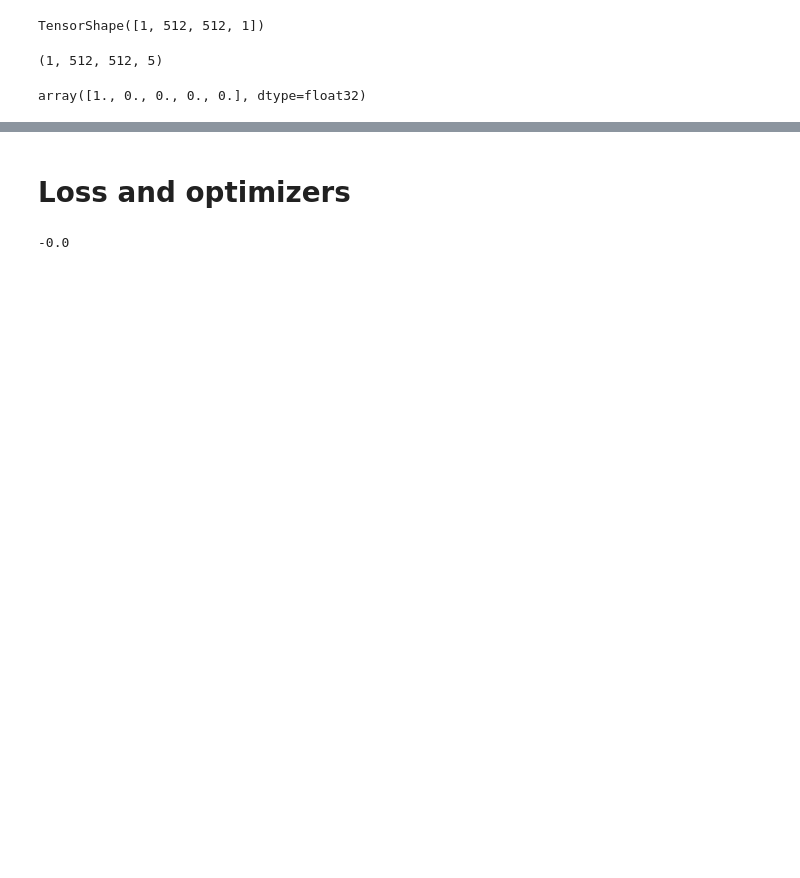
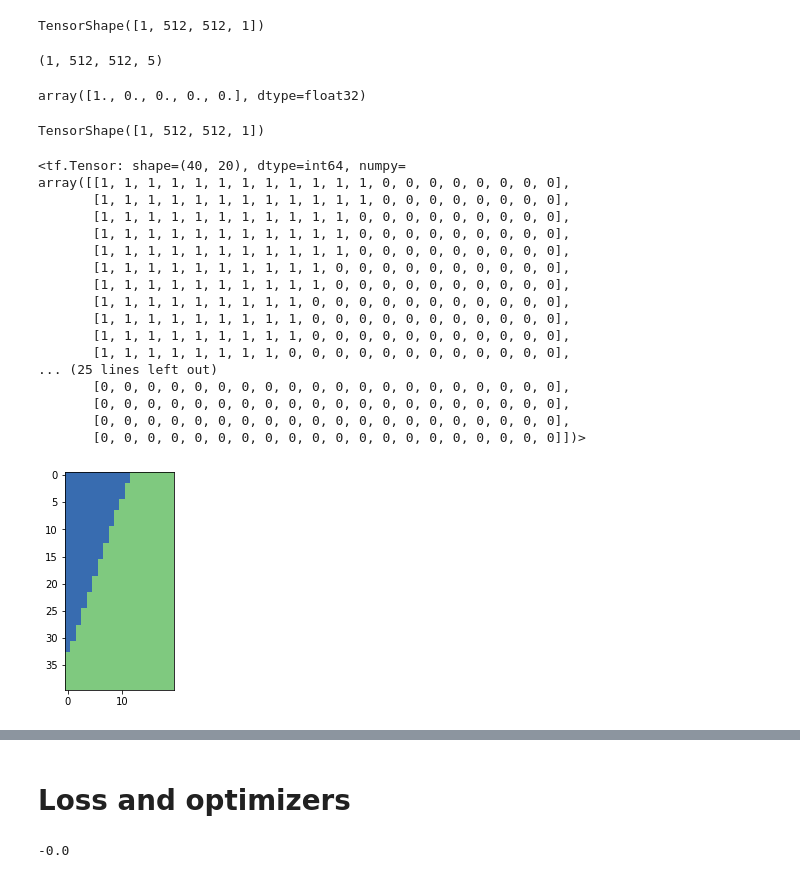
Before and after one commit to MortenTabaka/Semantic-segmentation-of-LandCover.ai-dataset, a Jupyter notebook: notebooks/exploratory/Marcin_GAN_model.ipynb, the cells around one changed output, grey strips where cells are left out. Drawn from its saved outputs; the diff is of its cells as text; code cells hidden in the pictures; blank space fills up the shorter version.

Commit message:
train for 40 epochs; check create_mask func

```diff
--- a/notebooks/exploratory/Marcin_GAN_model.ipynb
+++ b/notebooks/exploratory/Marcin_GAN_model.ipynb
@@ -521,14 +521,51 @@ sample_batch_pred = sample_batch_pred[..., tf.newaxis]
 sample_batch_pred.shape
 # %% [output]
 TensorShape([1, 512, 512, 1])
-# %%
-cat_mask = to_categorical(batch_mask[..., 0], NUM_CLASSES)
-
-cat_mask.shape
-# %% [output]
-(1, 512, 512, 5)
-# %%
-# pixel class in one-hot format
-cat_mask[0, 12, 5, :]
-# %% [output]
-array([1., 0., 0., 0., 0.], dtype=float32)
+# %%
+cat_mask = to_categorical(batch_mask[..., 0], NUM_CLASSES)
+
+cat_mask.shape
+# %% [output]
+(1, 512, 512, 5)
+# %%
+# pixel class in one-hot format
+cat_mask[0, 12, 5, :]
+# %% [output]
+array([1., 0., 0., 0., 0.], dtype=float32)
+# %%
+batch_img, batch_mask = zip(next(test_generator))
+
+create_mask(batch_mask).shape
+# %% [output]
+TensorShape([1, 512, 512, 1])
+# %%
+batch_img, batch_mask = zip(next(test_generator))
+
+batch_img = batch_img[0]
+
+batch_mask = batch_mask[0]
+
+plt.imshow(batch_mask[0, :40, :20, 0], cmap=MASK_CMAP)
+
+batch_mask = mask_to_categorical(batch_mask)
+
+create_mask(batch_mask)[:40, :20, 0]
+# %% [output]
+<tf.Tensor: shape=(40, 20), dtype=int64, numpy=
+array([[1, 1, 1, 1, 1, 1, 1, 1, 1, 1, 1, 1, 0, 0, 0, 0, 0, 0, 0, 0],
+       [1, 1, 1, 1, 1, 1, 1, 1, 1, 1, 1, 1, 0, 0, 0, 0, 0, 0, 0, 0],
+       [1, 1, 1, 1, 1, 1, 1, 1, 1, 1, 1, 0, 0, 0, 0, 0, 0, 0, 0, 0],
+       [1, 1, 1, 1, 1, 1, 1, 1, 1, 1, 1, 0, 0, 0, 0, 0, 0, 0, 0, 0],
+       [1, 1, 1, 1, 1, 1, 1, 1, 1, 1, 1, 0, 0, 0, 0, 0, 0, 0, 0, 0],
+       [1, 1, 1, 1, 1, 1, 1, 1, 1, 1, 0, 0, 0, 0, 0, 0, 0, 0, 0, 0],
+       [1, 1, 1, 1, 1, 1, 1, 1, 1, 1, 0, 0, 0, 0, 0, 0, 0, 0, 0, 0],
+       [1, 1, 1, 1, 1, 1, 1, 1, 1, 0, 0, 0, 0, 0, 0, 0, 0, 0, 0, 0],
+       [1, 1, 1, 1, 1, 1, 1, 1, 1, 0, 0, 0, 0, 0, 0, 0, 0, 0, 0, 0],
+       [1, 1, 1, 1, 1, 1, 1, 1, 1, 0, 0, 0, 0, 0, 0, 0, 0, 0, 0, 0],
+       [1, 1, 1, 1, 1, 1, 1, 1, 0, 0, 0, 0, 0, 0, 0, 0, 0, 0, 0, 0],
+... (25 lines left out)
+       [0, 0, 0, 0, 0, 0, 0, 0, 0, 0, 0, 0, 0, 0, 0, 0, 0, 0, 0, 0],
+       [0, 0, 0, 0, 0, 0, 0, 0, 0, 0, 0, 0, 0, 0, 0, 0, 0, 0, 0, 0],
+       [0, 0, 0, 0, 0, 0, 0, 0, 0, 0, 0, 0, 0, 0, 0, 0, 0, 0, 0, 0],
+       [0, 0, 0, 0, 0, 0, 0, 0, 0, 0, 0, 0, 0, 0, 0, 0, 0, 0, 0, 0]])>
+[figure, added]
```
Also changed, not shown: parts of 21 cells of this notebook.
